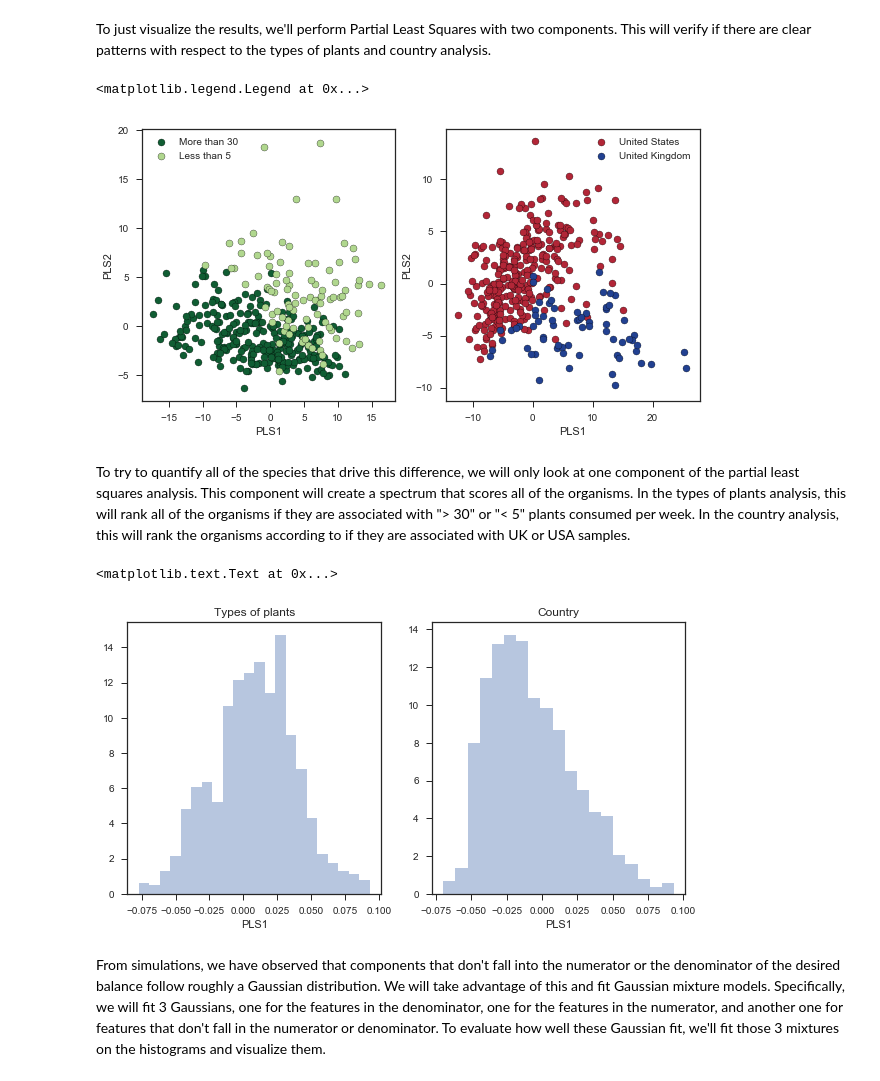
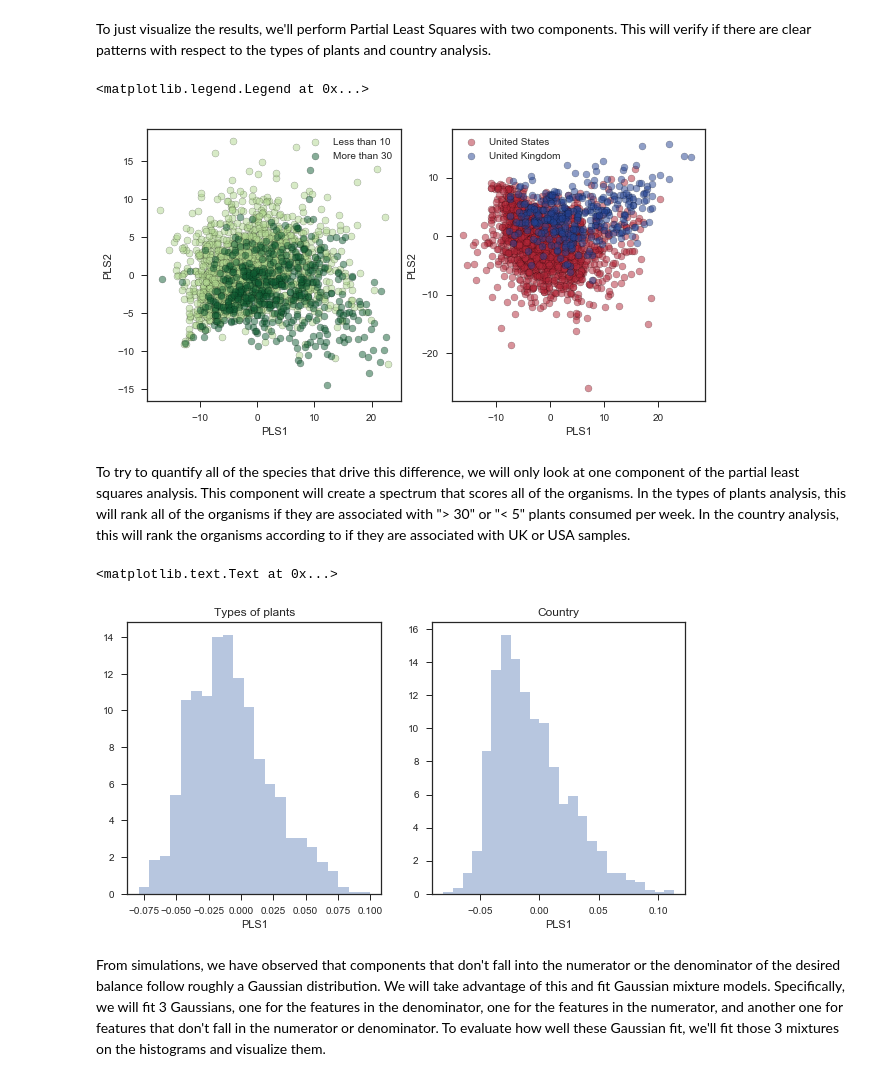
Before and after one commit to knightlab-analyses/american-gut-analyses, a Jupyter notebook: ipynb/core-balance-classifier.ipynb, the cells around one changed output. Saved outputs shown, nothing was run; the diff lists cells and outputs as text; code cells hidden in the pictures.

```diff
--- a/ipynb/core-balance-classifier.ipynb
+++ b/ipynb/core-balance-classifier.ipynb
@@ -43,17 +43,17 @@ metadata = pd.read_table('ag_map_with_alpha.txt', index_col=0)
 # %%
 from gneiss.util import match
 def preprocess_plants(x):
-    if x in 'Less than 5':
-        return 'Less than 5'
-    elif x in 'More than 30':
+    if x in ['Less than 5', '6 to 10']:
+        return 'Less than 10'
+    elif x == 'More than 30':
         return 'More than 30'
     else:
         return np.nan
 
 def preprocess_country(x):
-    if x in 'USA':
+    if x == 'USA':
         return 'United States'
-    elif x in 'United Kingdom':
+    elif x == 'United Kingdom':
         return x
     else:
         return np.nan
@@ -62,8 +62,8 @@ metadata['cleaned_plants'] = metadata.types_of_plants.apply(preprocess_plants)
 metadata = metadata.dropna(subset=['cleaned_plants'])
 
 # extract the healthy subset
-idx = np.logical_or(metadata.subset_healthy == 'True', metadata.subset_healthy == 'Yes')
-metadata = metadata.loc[idx]
+#idx = np.logical_or(metadata.subset_healthy == 'True', metadata.subset_healthy == 'Yes')
+#metadata = metadata.loc[idx]
 
 # only focus on the United Kingdom and USA datasets
 metadata['cleaned_country'] = metadata.country.apply(preprocess_country)
@@ -71,11 +75,14 @@ metadata = metadata.dropna(subset=['cleaned_country'])
 # %% [markdown]
 We'll apply some very relaxed filters.  If an OTU only as 10 reads in the whole study, or only appears in 10 samples, it likely will not be informative.  So we'll filter out these samples.
 # %%
-otu_filter = lambda val, id_, md: val.sum() > 10
+otu_filter = lambda val, id_, md: val.sum() > 50
+var_filter = lambda val, id_, md: np.var(val) > 10
 id_filter = lambda val, id_, md: id_ in metadata.index
-sparse_filter = lambda val, id_, md: (val>0).sum() > 10
+sparse_filter = lambda val, id_, md: (val>0).sum() > 20
+
 table = table.filter(id_filter, axis='sample')
 table = table.filter(otu_filter, axis='observation')
+table = table.filter(var_filter, axis='observation')
 table = table.filter(sparse_filter, axis='observation')
 
 table = pd.DataFrame(np.array(table.matrix_data.todense()).T,
@@ -95,40 +102,40 @@ This will verify if there are clear patterns with respect to the types of plants
 # %%
 from sklearn.ensemble import RandomForestClassifier
 from sklearn.cross_decomposition import PLSRegression
 
 plant_var = (metadata.cleaned_plants=='More than 30').values
 country_var = (metadata.country=='USA').values
 
 plants_pls = PLSRegression(n_components=2)
 country_pls = PLSRegression(n_components=2)
 
 plants_pls.fit(X=ctable.values, Y=plant_var)
 country_pls.fit(X=ctable.values, Y=country_var)
 
 fig, ax = plt.subplots(1, 2, figsize=(10, 5))
 
 midx = metadata.cleaned_plants=='More than 30'
-lidx = metadata.cleaned_plants=='Less than 5'
+lidx = metadata.cleaned_plants=='Less than 10'
+ax[0].scatter(plants_pls.x_scores_[lidx, 0], plants_pls.x_scores_[lidx, 1],
+              color='#b0d78e', label='Less than 10', edgecolor='k', marker='o', alpha=0.5)
 ax[0].scatter(plants_pls.x_scores_[midx, 0], plants_pls.x_scores_[midx, 1],
-              color='#105d33', label='More than 30', edgecolor='k', marker='o')
-ax[0].scatter(plants_pls.x_scores_[lidx, 0], plants_pls.x_scores_[lidx, 1],
-              color='#b0d78e', label='Less than 5', edgecolor='k', marker='o')
+              color='#105d33', label='More than 30', edgecolor='k', marker='o', alpha=0.5)
 ax[0].set_xlabel('PLS1')
 ax[0].set_ylabel('PLS2')
 ax[0].legend()
 
 midx = metadata.cleaned_country=='United States'
 lidx = metadata.cleaned_country=='United Kingdom'
 ax[1].scatter(country_pls.x_scores_[midx, 0], country_pls.x_scores_[midx, 1],
-              color='#b22637', label='United States', edgecolor='k', marker='o')
+              color='#b22637', label='United States', edgecolor='k', marker='o', alpha=0.5)
 ax[1].scatter(country_pls.x_scores_[lidx, 0], country_pls.x_scores_[lidx, 1],
-              color='#224191', label='United Kingdom', edgecolor='k', marker='o')
+              color='#224191', label='United Kingdom', edgecolor='k', marker='o', alpha=0.5)
 ax[1].set_xlabel('PLS1')
 ax[1].set_ylabel('PLS2')
 ax[1].legend()
 # %% [output]
 <matplotlib.legend.Legend at 0x...>
-[figure, old version]
+[figure, new version]
 # %% [markdown]
 To try to quantify all of the species that drive this difference, we will only look at one component of the partial least squares analysis.  This component will create a spectrum that scores all of the organisms.  In the types of plants analysis, this will rank all of the organisms if they are associated with "> 30" or "< 5" plants consumed per week.  In the country analysis, this will rank the organisms according to if they are associated with UK or USA samples.
 # %%
@@ -149,7 +156,7 @@ ax[0].set_title('Types of plants')
 ax[1].set_title('Country')
 # %% [output]
 <matplotlib.text.Text at 0x...>
-[figure, old version]
+[figure, new version]
 # %% [markdown]
 From simulations, we have observed that components that don't fall into the numerator or the denominator of the desired balance follow roughly a Gaussian distribution.  We will take advantage of this and fit Gaussian mixture models.  Specifically, we will fit 3 Gaussians, one for the features in the denominator, one for the features in the numerator, and another one for features that don't fall in the numerator or denominator.  To evaluate how well these Gaussian fit, we'll fit those 3 mixtures on the histograms and visualize them.
 # %%
```
Also changed, not shown: parts of 9 cells of this notebook.
